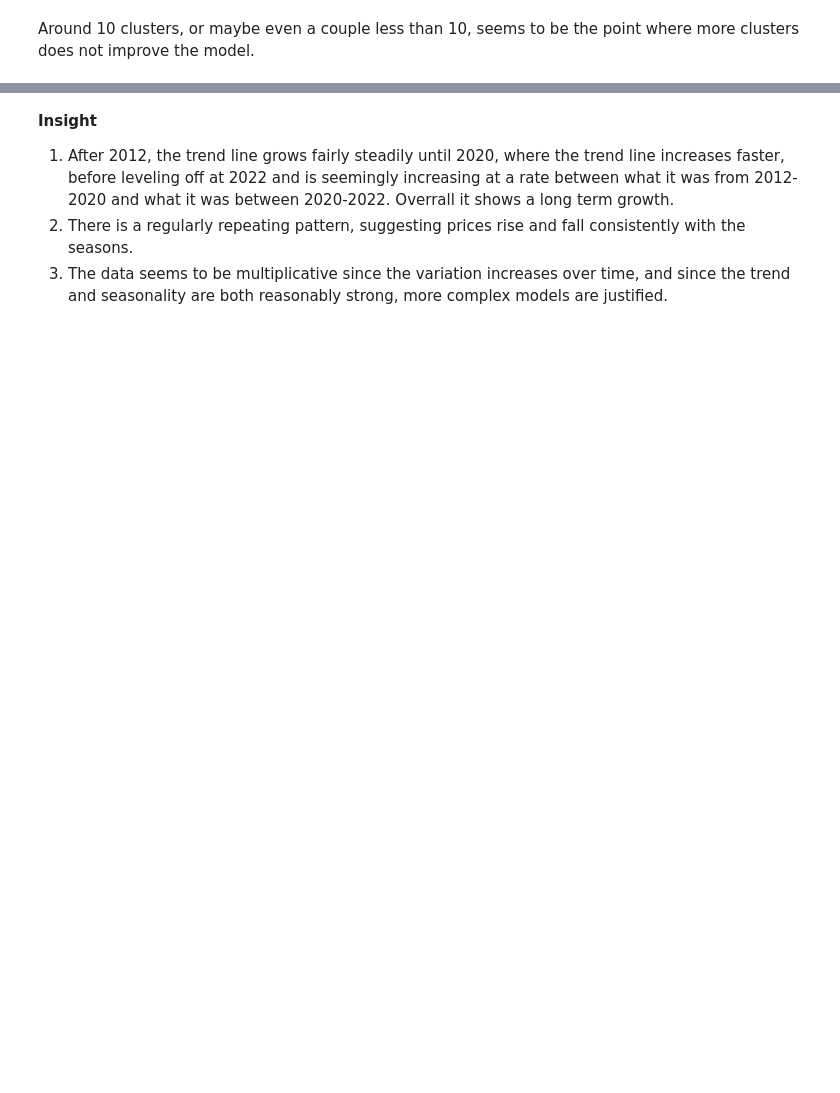
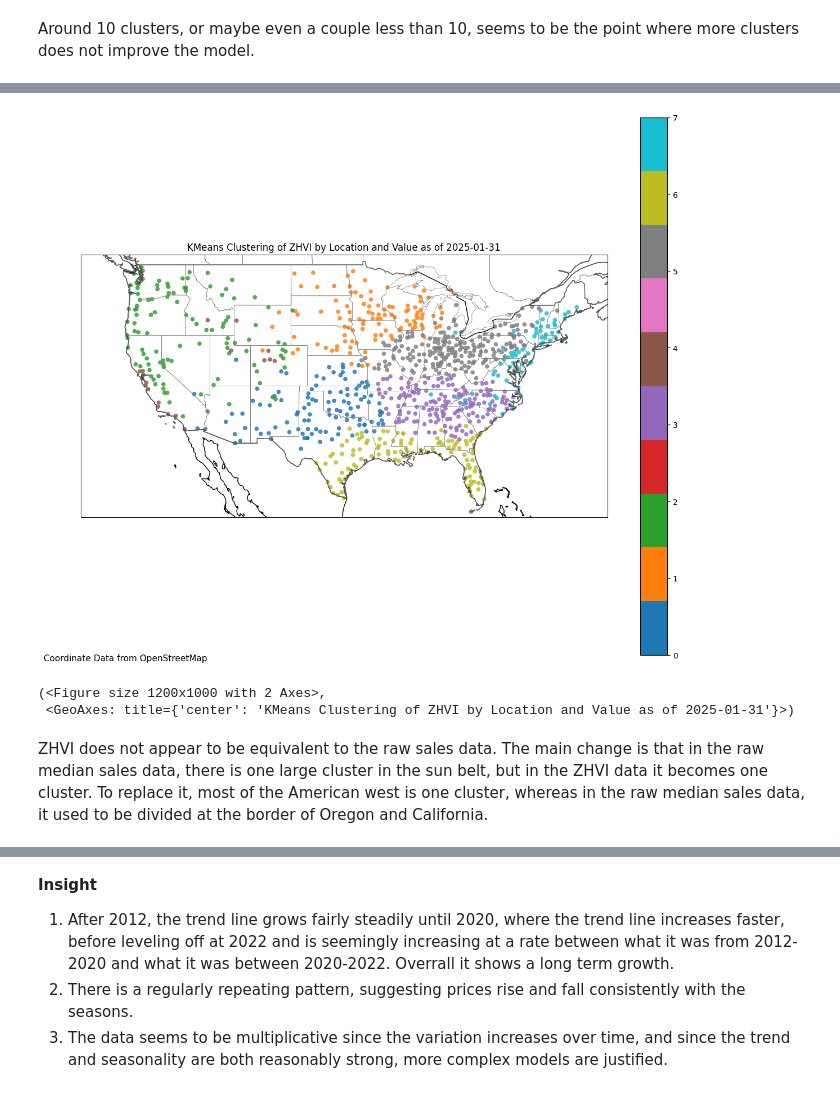
Before and after one commit to JohnathanChan973/CS439_Project_Housing, a Jupyter notebook: db_processing.ipynb, the cells around one changed output, grey strips where cells are left out. Cells and saved outputs as stored; diff of their text form; code cells hidden in the pictures; blank space fills up the shorter version.

```diff
--- a/db_processing.ipynb
+++ b/db_processing.ipynb
@@ -904,0 +1012,4 @@ continental_sales_raw_df = merged_sales_raw_df[(merged_sales_raw_df["StateName"]
+# %%
+merged_metro_zhvi_df = DB.select_merged_table(("Metro_ZHVI_Data", "Metro_Location_Data"), date=DATE)
+continental_metro_zhvi_df = merged_metro_zhvi_df[(merged_metro_zhvi_df["StateName"] != "HI") & (merged_metro_zhvi_df["StateName"] != "AK") & (merged_metro_zhvi_df["StateName"] != "USA")]
+continental_metro_zhvi_df.head()
@@ -1162,3 +1291,11 @@ PlottingModels.plot_housing_map(continental_sales_raw_df, continental_sales_raw_
+# %%
+PlottingModels.plot_housing_map(continental_metro_zhvi_df, continental_metro_zhvi_df["ZHVI"], cluster=True, value_name="ZHVI", n_clusters=8)
+# %% [output]
+[figure, added]
+(<Figure size 1200x1000 with 2 Axes>,
+ <GeoAxes: title={'center': 'KMeans Clustering of ZHVI by Location and Value as of 2025-01-31'}>)
+# %% [markdown]
+ZHVI does not appear to be equivalent to the raw sales data. The main change is that in the raw median sales data, there is one large cluster in the sun belt, but in the ZHVI data it becomes one cluster. To replace it, most of the American west is one cluster, whereas in the raw median sales data, it used to be divided at the border of Oregon and California.
 # %%
 examined_id = 270957 # Upper east side, NY
 PlottingModels.plot_time_series([examined_id], "ZHVI_Data", "Location_Data", "ZHVI")
```
Also changed, not shown: parts of 32 cells of this notebook.
